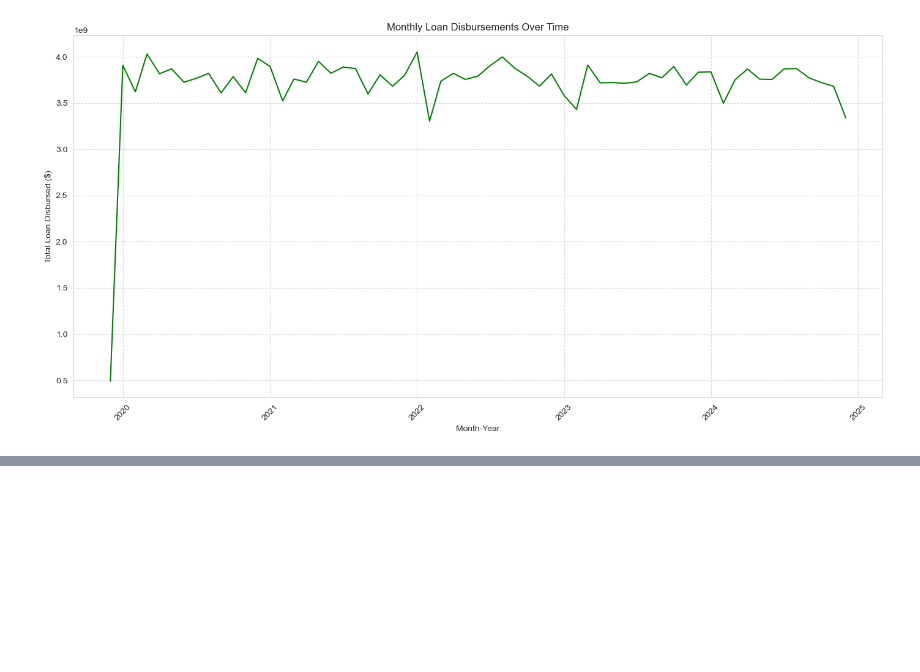
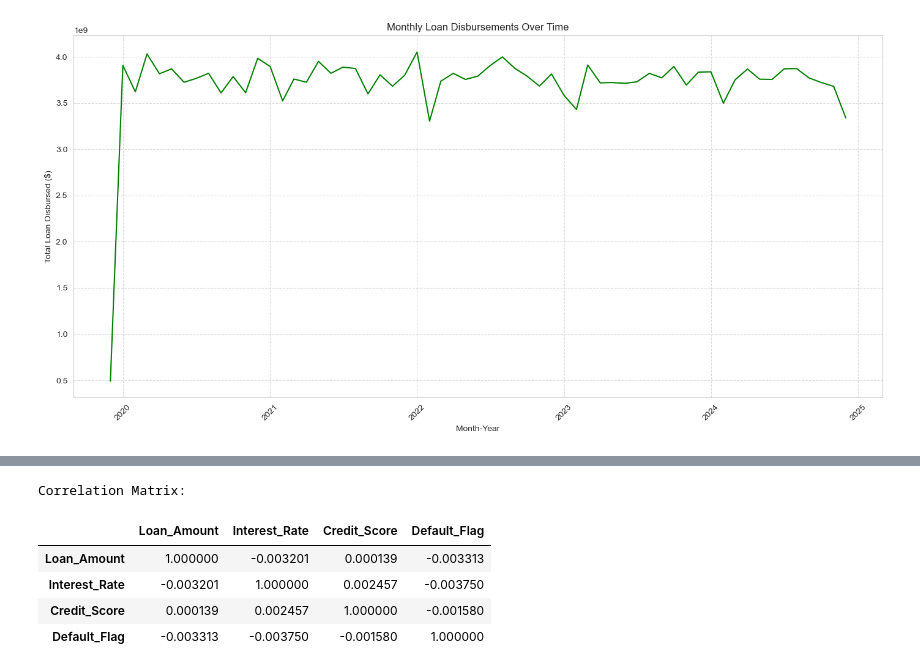
Before and after one commit to nisithasadangi/hv_assignment_28M_12A, a Jupyter notebook: assignment.ipynb, the cells around one changed output, grey strips where cells are left out. Drawn from its saved outputs; the diff is of its cells as text; code cells hidden in the pictures; blank space fills up the shorter version.

```diff
--- a/assignment.ipynb
+++ b/assignment.ipynb
@@ -575,0 +586,19 @@ plt.show()
+# %%
+df_loans['Default_Flag'] = df_loans['Loan_ID'].isin(df_defaults['Loan_ID']).astype(int)
+
+# Merge df_loans with df_customers to get 'Credit_Score'
+correlation_df = pd.merge(df_loans, df_customers[['Customer_ID', 'Credit_Score']], on='Customer_ID', how='left')
+
+# Select relevant columns for correlation
+correlation_columns = ['Loan_Amount', 'Interest_Rate', 'Credit_Score', 'Default_Flag']
+correlation_matrix = correlation_df[correlation_columns].corr()
+
+print('Correlation Matrix:')
+display(correlation_matrix)
+# %% [output]
+Correlation Matrix:
+|  | Loan_Amount | Interest_Rate | Credit_Score | Default_Flag |
+| Loan_Amount | 1.000000 | -0.003201 | 0.000139 | -0.003313 |
+| Interest_Rate | -0.003201 | 1.000000 | 0.002457 | -0.003750 |
+| Credit_Score | 0.000139 | 0.002457 | 1.000000 | -0.001580 |
+| Default_Flag | -0.003313 | -0.003750 | -0.001580 | 1.000000 |
```
Also changed, not shown: parts of 4 cells of this notebook.
